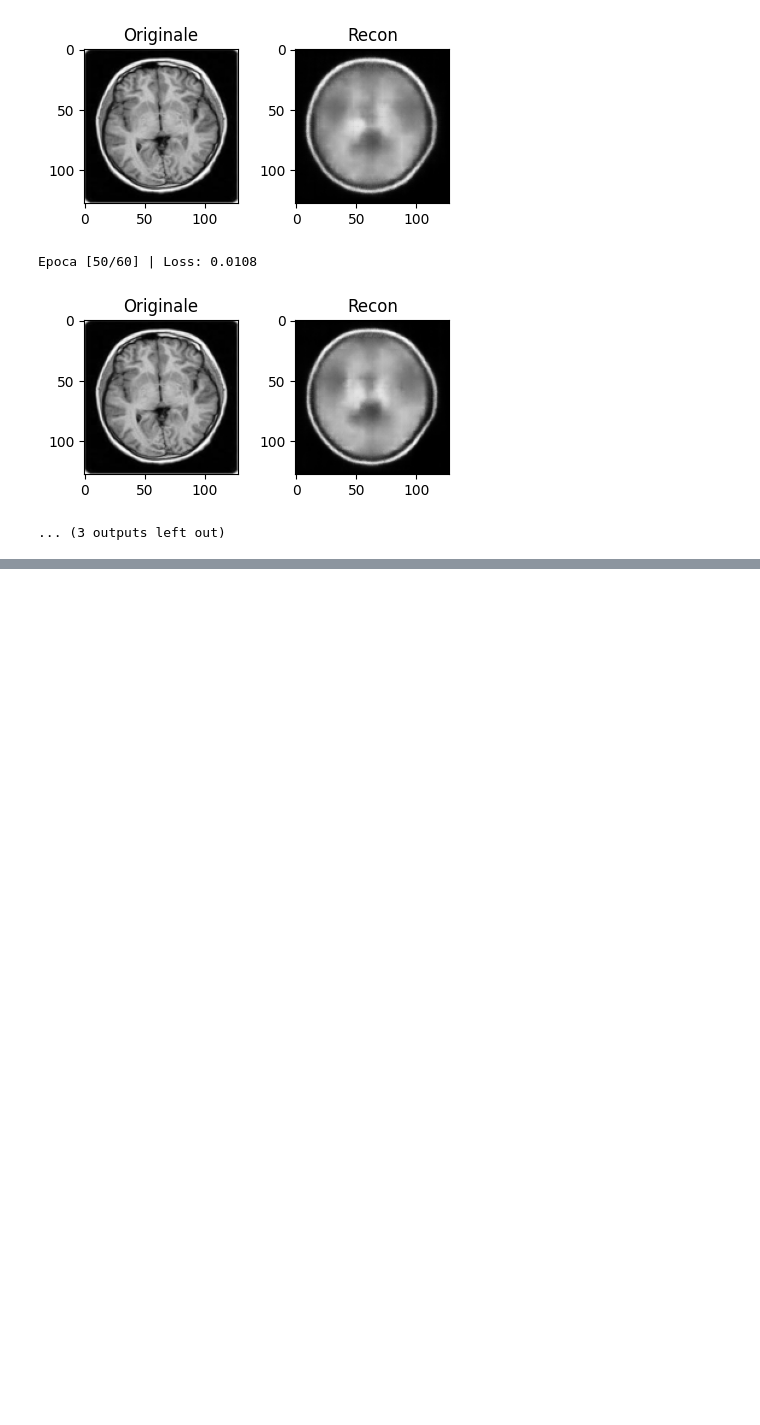
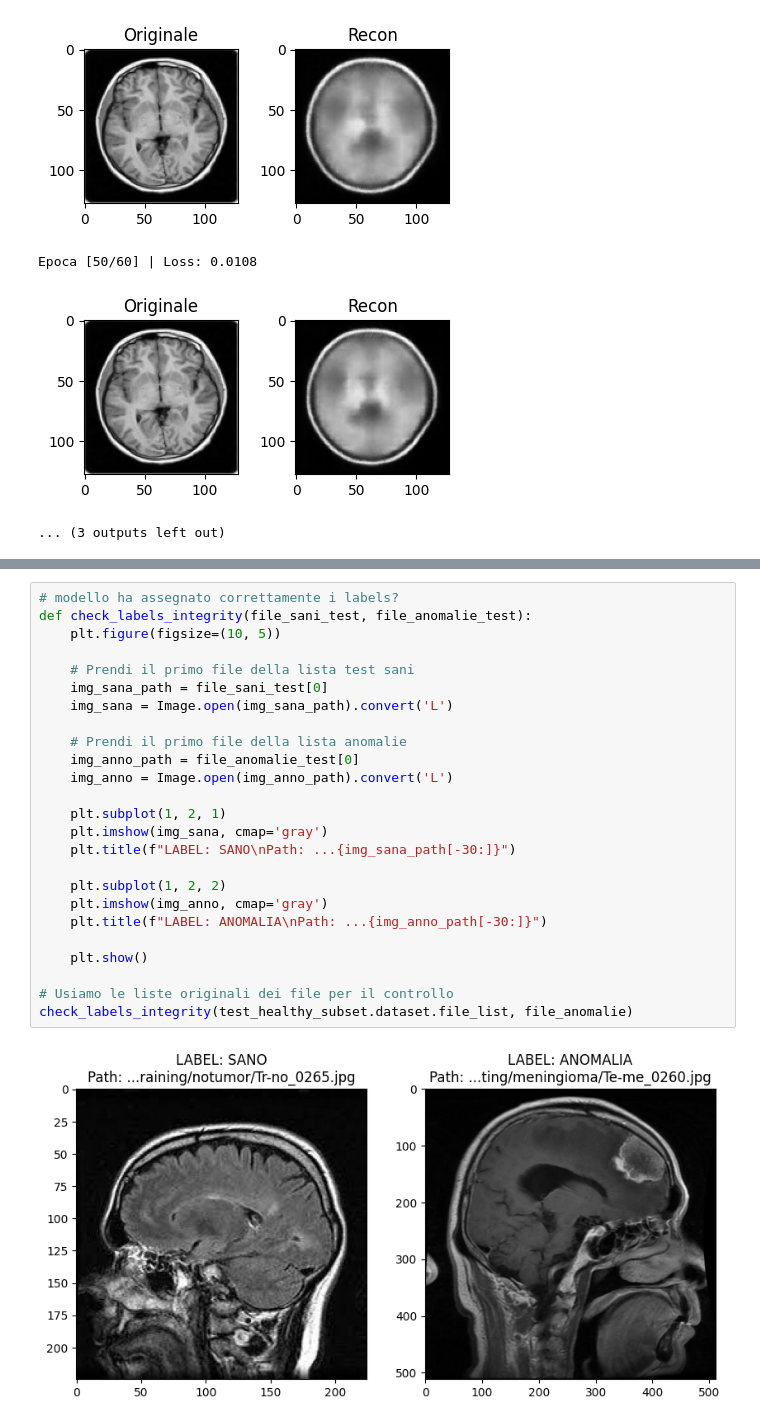
Before and after one commit to profsuccodifrutta/Variational_Autoencoder_for_Anomaly_Detection, a Jupyter notebook: first_model.ipynb, the cells around one changed output, grey strips where cells are left out. Cells and saved outputs as stored; diff of their text form; blank space fills up the shorter version.

```diff
--- a/first_model.ipynb
+++ b/first_model.ipynb
@@ -346,0 +494,27 @@ Epoca [50/60] | Loss: 0.0108
+# %%
+# modello ha assegnato correttamente i labels?
+def check_labels_integrity(file_sani_test, file_anomalie_test):
+    plt.figure(figsize=(10, 5))
+
+    # Prendi il primo file della lista test sani
+    img_sana_path = file_sani_test[0]
+    img_sana = Image.open(img_sana_path).convert('L')
+
+    # Prendi il primo file della lista anomalie
+    img_anno_path = file_anomalie_test[0]
+    img_anno = Image.open(img_anno_path).convert('L')
+
+    plt.subplot(1, 2, 1)
+    plt.imshow(img_sana, cmap='gray')
+    plt.title(f"LABEL: SANO\nPath: ...{img_sana_path[-30:]}")
+
+    plt.subplot(1, 2, 2)
+    plt.imshow(img_anno, cmap='gray')
+    plt.title(f"LABEL: ANOMALIA\nPath: ...{img_anno_path[-30:]}")
+
+    plt.show()
+
+# Usiamo le liste originali dei file per il controllo
+check_labels_integrity(test_healthy_subset.dataset.file_list, file_anomalie)
+# %% [output]
+[figure, added]
```
Also changed, not shown: parts of 6 cells of this notebook.
